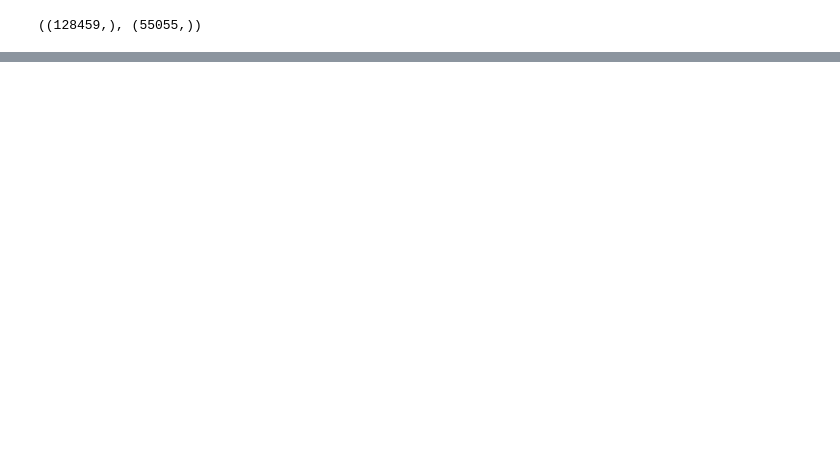
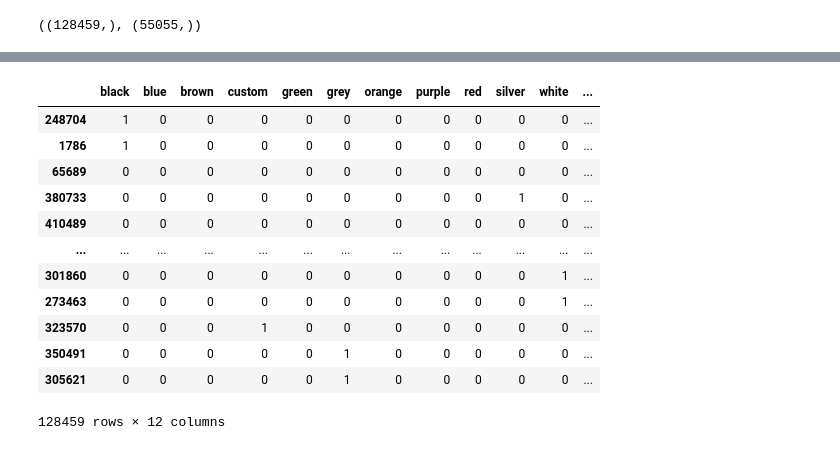
Before and after one commit to dawgtree/CapstoneTwoProject, a Jupyter notebook: 2nd_Capstone_Preprocessing_Training_Data_Development.ipynb, the cells around one changed output, grey strips where cells are left out. Saved outputs shown, nothing was run; the diff lists cells and outputs as text; code cells hidden in the pictures; blank space fills up the shorter version.

```diff
--- a/2nd_Capstone_Preprocessing_Training_Data_Development.ipynb
+++ b/2nd_Capstone_Preprocessing_Training_Data_Development.ipynb
@@ -179,5 +31,5 @@ The final step in preparation will be to split the data into training and testin
 # %%
-X_train, X_test, y_train, y_test = train_test_split(scaled_cars.drop(columns='price'),scaled_cars.price,test_size=0.3, random_state=42)
+X_train, X_test, y_train, y_test = train_test_split(cars.drop(columns='price'),cars.price,test_size=0.3, random_state=42)
 # %%
 X_train.shape, X_test.shape
 # %% [output]
@@ -193,0 +111,17 @@ Everything is saved and ready to be modeled.
+# %%
+train_dummy_color=pd.get_dummies(X_train['paint_color'],drop_first = True)
+train_dummy_color
+# %% [output]
+|  | black | blue | brown | custom | green | grey | orange | purple | red | silver | white | ... |
+| 248704 | 1 | 0 | 0 | 0 | 0 | 0 | 0 | 0 | 0 | 0 | 0 | ... |
+| 1786 | 1 | 0 | 0 | 0 | 0 | 0 | 0 | 0 | 0 | 0 | 0 | ... |
+| 65689 | 0 | 0 | 0 | 0 | 0 | 0 | 0 | 0 | 0 | 0 | 0 | ... |
+| 380733 | 0 | 0 | 0 | 0 | 0 | 0 | 0 | 0 | 0 | 1 | 0 | ... |
+| 410489 | 0 | 0 | 0 | 0 | 0 | 0 | 0 | 0 | 0 | 0 | 0 | ... |
+| ... | ... | ... | ... | ... | ... | ... | ... | ... | ... | ... | ... | ... |
+| 301860 | 0 | 0 | 0 | 0 | 0 | 0 | 0 | 0 | 0 | 0 | 1 | ... |
+| 273463 | 0 | 0 | 0 | 0 | 0 | 0 | 0 | 0 | 0 | 0 | 1 | ... |
+| 323570 | 0 | 0 | 0 | 1 | 0 | 0 | 0 | 0 | 0 | 0 | 0 | ... |
+| 350491 | 0 | 0 | 0 | 0 | 0 | 1 | 0 | 0 | 0 | 0 | 0 | ... |
+| 305621 | 0 | 0 | 0 | 0 | 0 | 1 | 0 | 0 | 0 | 0 | 0 | ... |
+128459 rows × 12 columns
```
Also changed, not shown: parts of 40 cells of this notebook, 5 other files.
